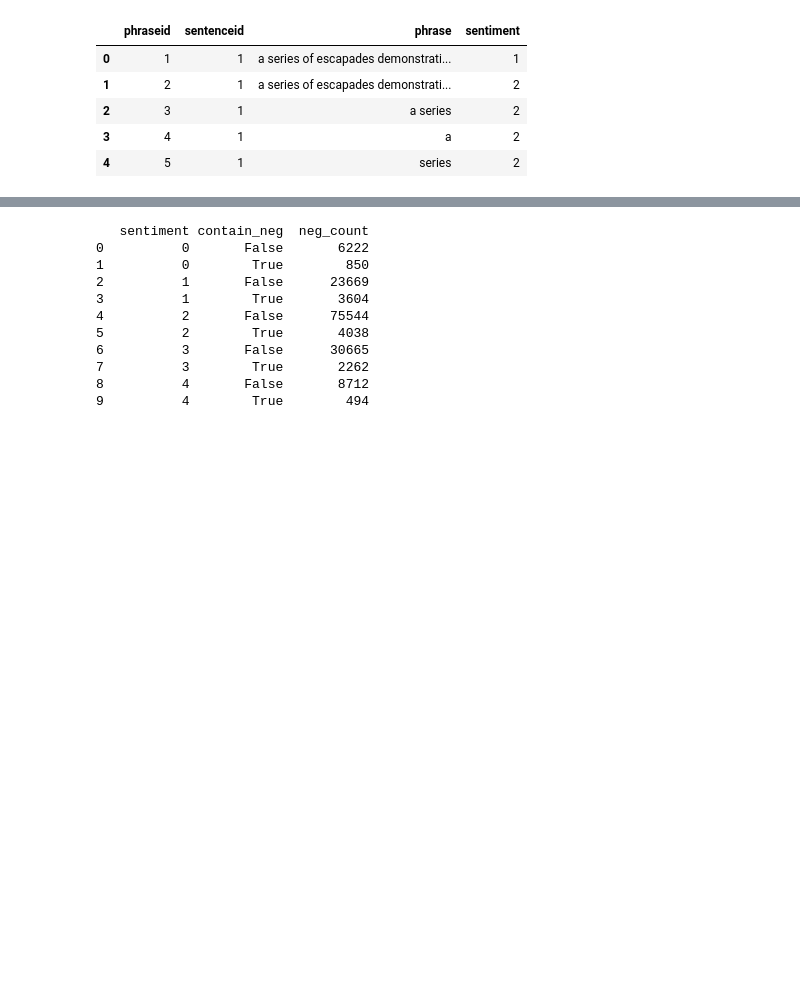
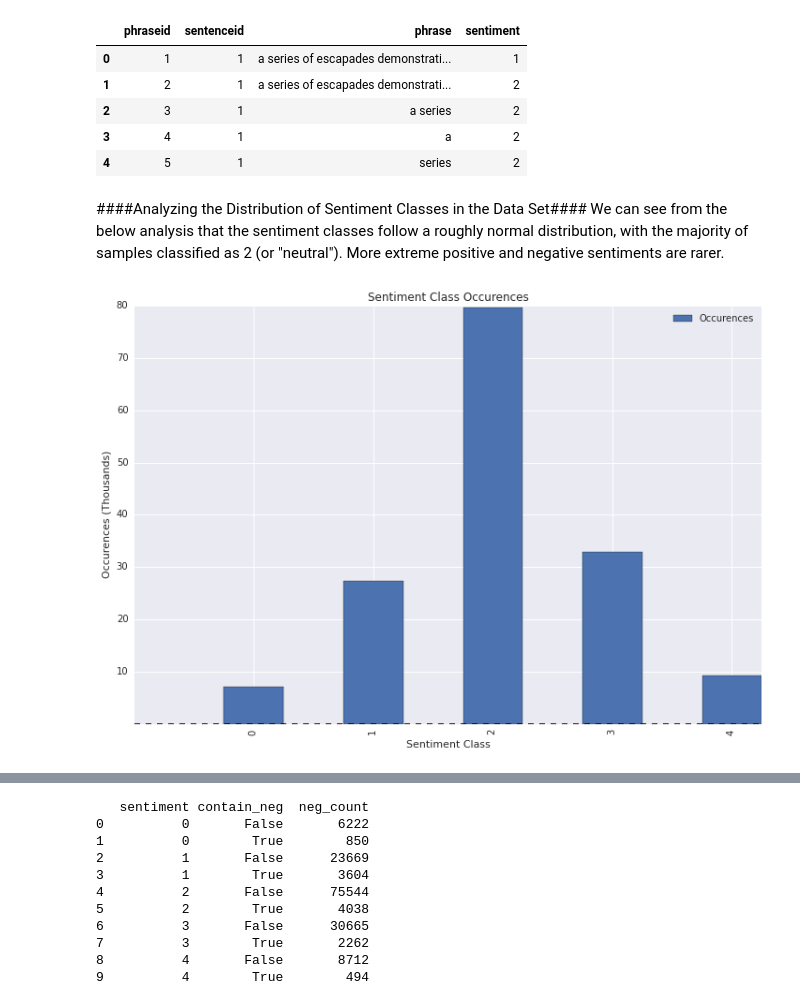
Before and after one commit to DryingPole/sentiment, a Jupyter notebook: notebooks/Final Project Process Book.ipynb, the cells around one changed output, grey strips where cells are left out. Cells and saved outputs as stored; diff of their text form; code cells hidden in the pictures; blank space fills up the shorter version.

```diff
--- a/notebooks/Final Project Process Book.ipynb
+++ b/notebooks/Final Project Process Book.ipynb
@@ -51,6 +51,20 @@ phrases.head()
 | 2 | 3 | 1 | a series | 2 |
 | 3 | 4 | 1 | a | 2 |
 | 4 | 5 | 1 | series | 2 |
+# %% [markdown]
+####Analyzing the Distribution of Sentiment Classes in the Data Set####
+We can see from the below analysis that the sentiment classes follow a roughly normal distribution, with the majority of samples classified as 2 (or "neutral"). More extreme positive and negative sentiments are rarer.
+# %%
+# Distribution of each class within the data set
+sent_counts = phrases[['sentiment']].groupby(by='sentiment').size().to_frame(name='Occurences').apply(lambda x: x / 1000)
+sent_counts.plot(kind='bar', title='Sentiment Class Occurences', figsize=(12,8))
+plt.yticks(np.arange(10, 90, 10))
+plt.xlabel('Sentiment Class')
+plt.ylabel('Occurences (Thousands)')
+
+None
+# %% [output]
+[figure, added]
 # %%
 # Data Exploration -- capture some features of each phrase
 pe = phrases.copy()
```
Also changed, not shown: parts of 4 cells of this notebook, 4 other files.
